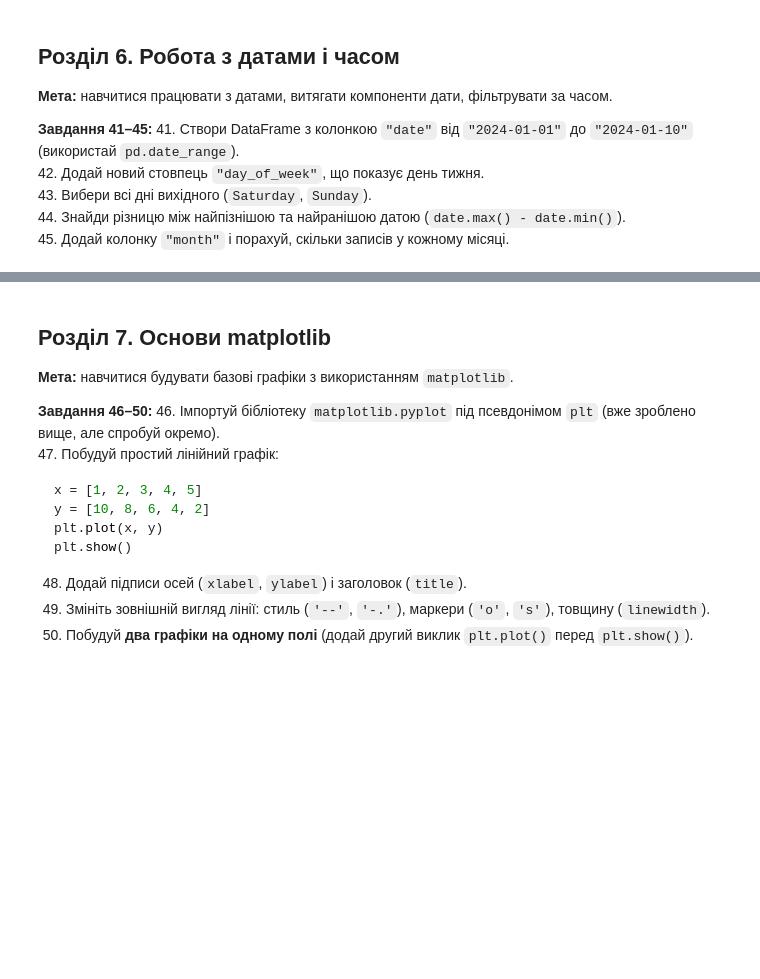
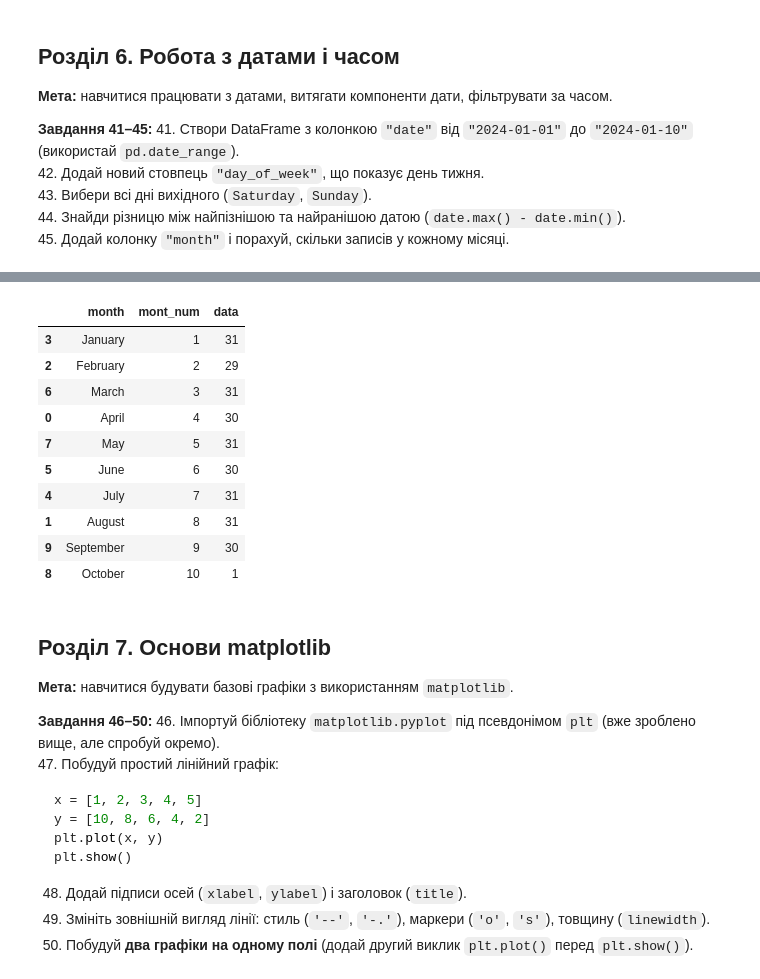
Before and after one commit to SvitlanaShustur/test-tasks-Python-DTA, a Jupyter notebook: pandas_matplotlib_practice.ipynb, the cells around one changed output, grey strips where cells are left out. Drawn from its saved outputs; the diff is of its cells as text; code cells hidden in the pictures; blank space fills up the shorter version.

```diff
--- a/pandas_matplotlib_practice.ipynb
+++ b/pandas_matplotlib_practice.ipynb
@@ -666,3 +747,22 @@ print(comparison_result)
+# %%
+df_month_day = (
+    df.groupby(["month", "mont_num"])["data"]  # групуємо по місяцю, даті
+    .count() # рахуємо дати в місяці
+    .reset_index() # перезаписуємо індекс
+    .sort_values("mont_num")) #сортуємо по номеру місяця
+df_month_day
+# %% [output]
+|  | month | mont_num | data |
+| 3 | January | 1 | 31 |
+| 2 | February | 2 | 29 |
+| 6 | March | 3 | 31 |
+| 0 | April | 4 | 30 |
+| 7 | May | 5 | 31 |
+| 5 | June | 6 | 30 |
+| 4 | July | 7 | 31 |
+| 1 | August | 8 | 31 |
+| 9 | September | 9 | 30 |
+| 8 | October | 10 | 1 |
 # %% [markdown]
 ## Розділ 7. Основи matplotlib
 **Мета:** навчитися будувати базові графіки з використанням `matplotlib`.
```
Also changed, not shown: parts of 6 cells of this notebook.
